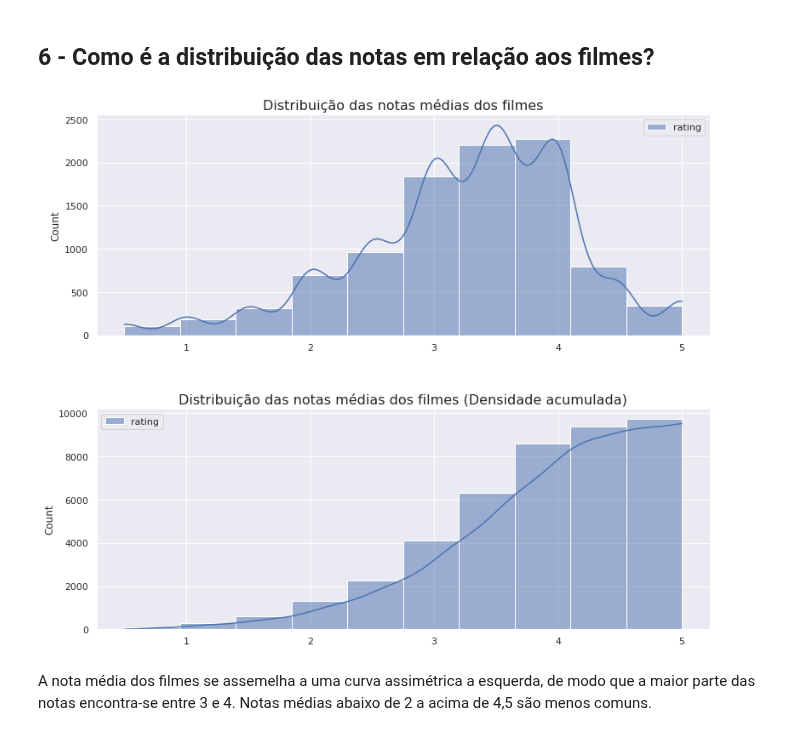
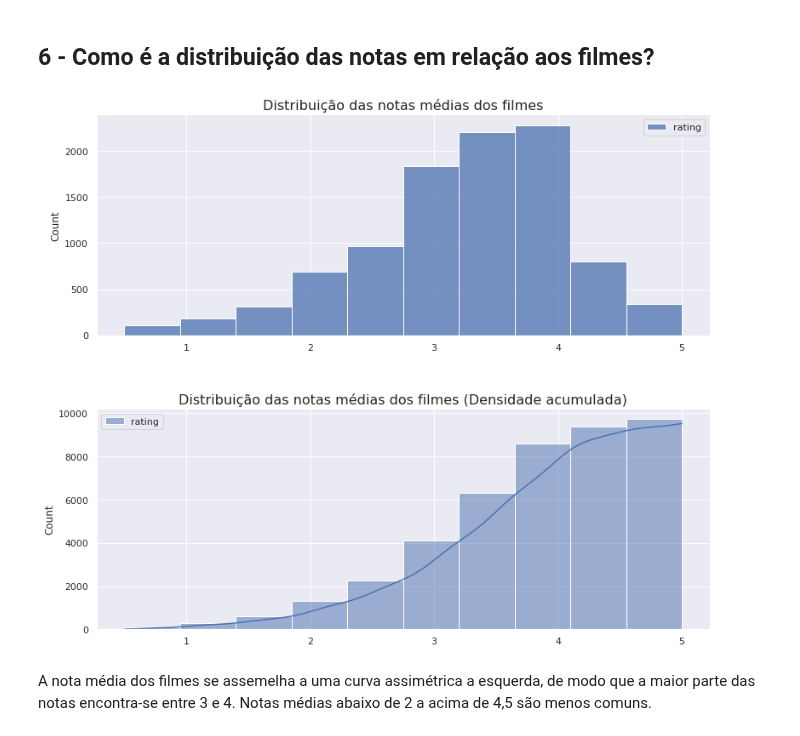
Before and after one commit to dieguim-ifsp-posCD/D1AED, a Jupyter notebook: avaliacoes/20210513-avaliacao01/AED-movie-lens-small.ipynb, the cells around one changed output. Drawn from its saved outputs; the diff is of its cells as text; code cells hidden in the pictures.

```diff
--- a/avaliacoes/20210513-avaliacao01/AED-movie-lens-small.ipynb
+++ b/avaliacoes/20210513-avaliacao01/AED-movie-lens-small.ipynb
@@ -968,21 +970,21 @@ Segundo a [Tabela do Coeficiente de Correlação de Pearson](https://pt.wikipedi
 # %%
 mean_rating = ratings_df[['movieId', 'rating']].groupby('movieId').mean().round(2)
 
 fig = plt.figure(figsize=(10,8))
 
-# Gráfico 1
+# Gráfico 1 - Histograma
 eixo = fig.add_axes([0, 0.6, 1, 0.45])
-eixo = sns.histplot(mean_rating, kde = True, bins = 10)
+eixo = sns.histplot(mean_rating, bins = 10)
 eixo.set_title('Distribuição das notas médias dos filmes',fontsize = 16)
 
-# Gráfico 2
+# Gráfico 2 - Notas Acumuladas
 eixo2 = fig.add_axes([0, 0, 1, 0.45])
 eixo2 = sns.histplot(mean_rating, kde = True, bins = 10, cumulative = True)
 eixo2.set_title('Distribuição das notas médias dos filmes (Densidade acumulada)',fontsize = 16)
 
 plt.show()
 # %% [output]
-[figure, old version]
+[figure, new version]
 # %% [markdown]
 A nota média dos filmes se assemelha a uma curva assimétrica a esquerda, de modo que a maior parte das notas encontra-se entre 3 e 4. Notas médias abaixo de 2 a acima de 4,5 são menos comuns.
 # %% [markdown]
```
Also changed, not shown: parts of 4 cells of this notebook.
